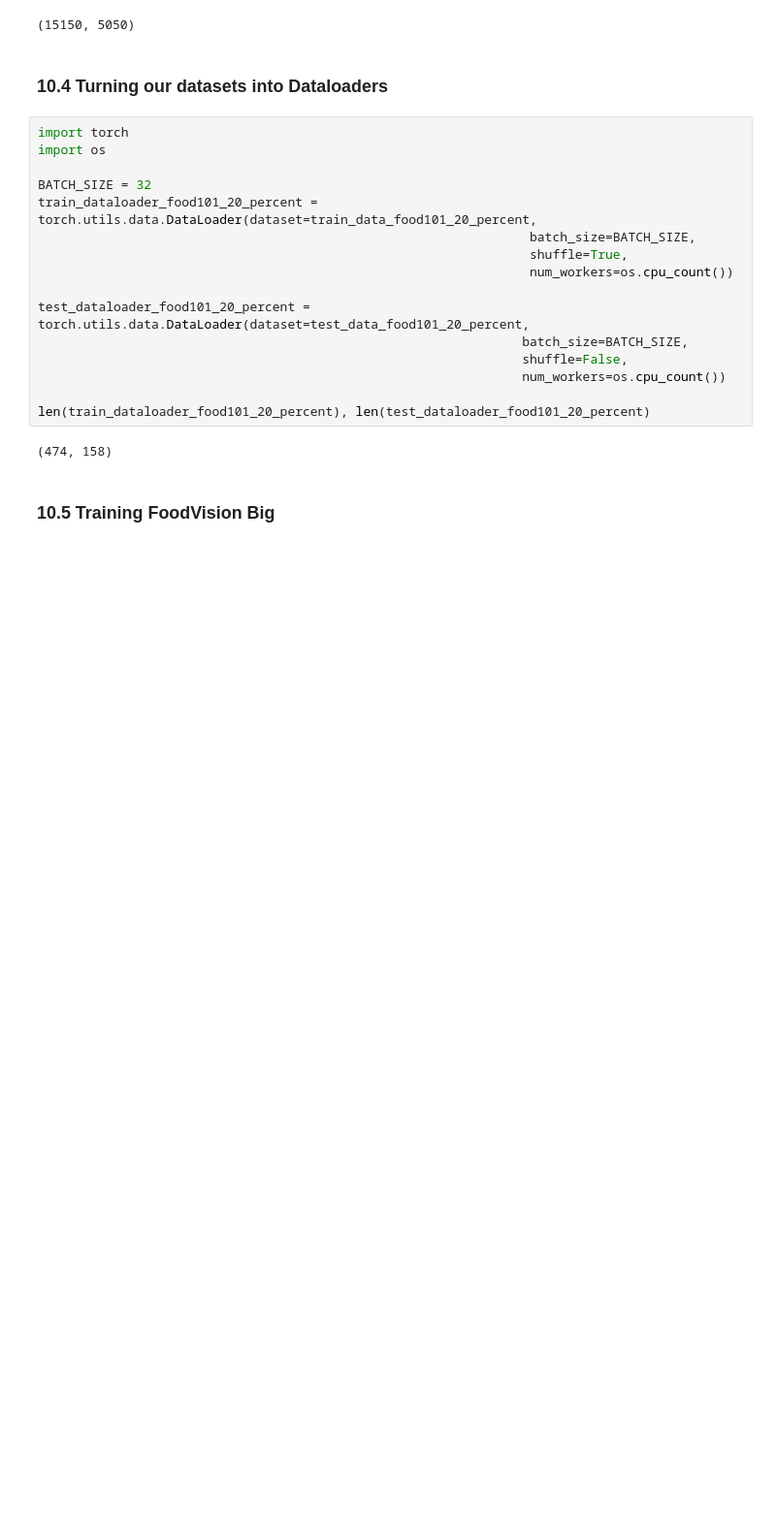
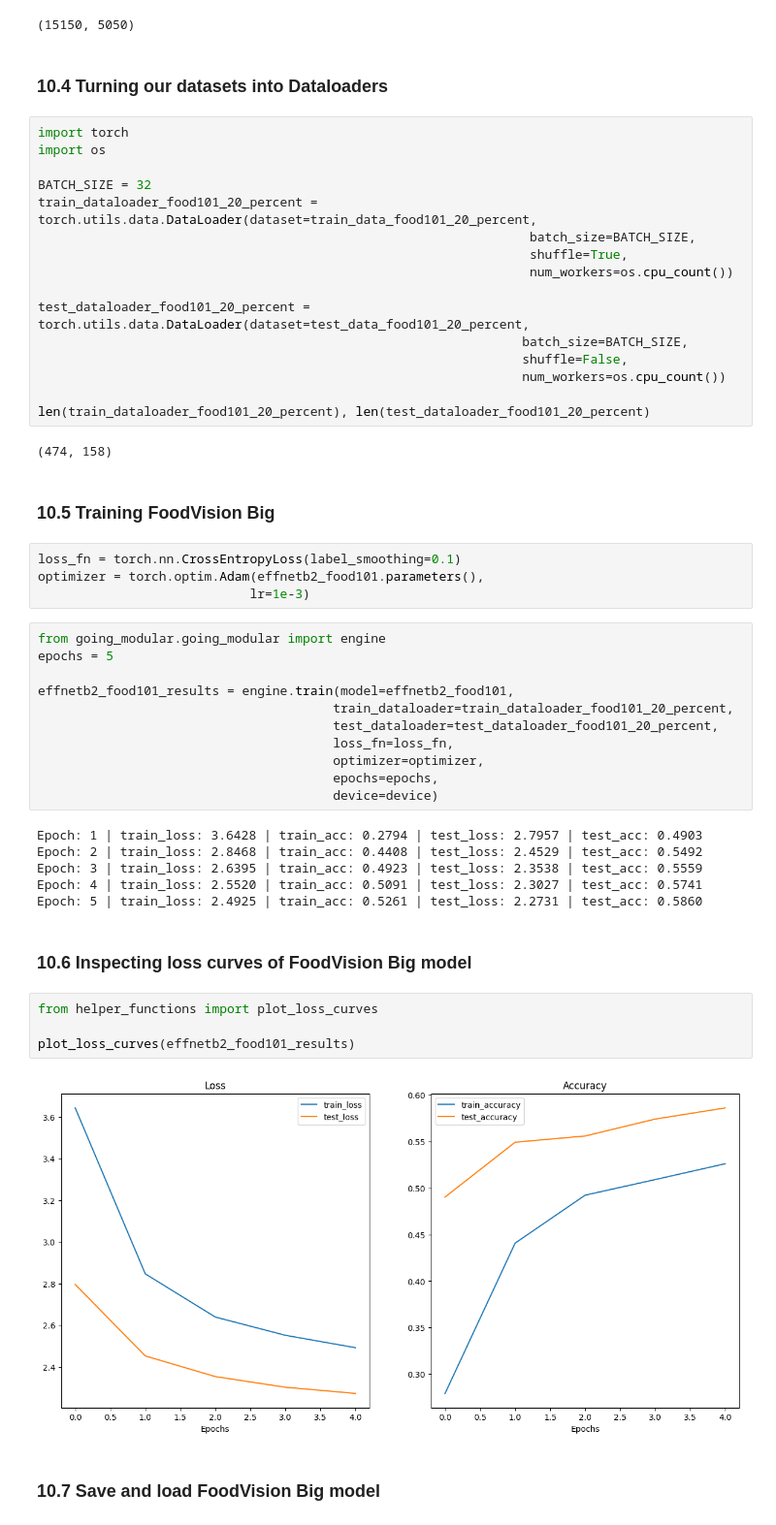
Before and after one commit to yacin-hamdi/deep_learning, a Jupyter notebook: pytorch/09_pytorch_model_deployment.ipynb, the cells around one changed output. Shown: that part at 97% size. Cells and saved outputs as stored; diff of their text form; blank space fills up the shorter version.

Commit message:
train effnetb2 on the foodvision big dataset and plot loss curves

```diff
--- a/pytorch/09_pytorch_model_deployment.ipynb
+++ b/pytorch/09_pytorch_model_deployment.ipynb
@@ -979,3 +979,34 @@ len(train_dataloader_food101_20_percent), len(test_dataloader_food101_20_percent
 (474, 158)
 # %% [markdown]
 ### 10.5 Training FoodVision Big
+# %%
+loss_fn = torch.nn.CrossEntropyLoss(label_smoothing=0.1)
+optimizer = torch.optim.Adam(effnetb2_food101.parameters(),
+                            lr=1e-3)
+# %%
+from going_modular.going_modular import engine
+epochs = 5
+
+effnetb2_food101_results = engine.train(model=effnetb2_food101,
+                                       train_dataloader=train_dataloader_food101_20_percent,
+                                       test_dataloader=test_dataloader_food101_20_percent,
+                                       loss_fn=loss_fn,
+                                       optimizer=optimizer,
+                                       epochs=epochs,
+                                       device=device)
+# %% [output]
+Epoch: 1 | train_loss: 3.6428 | train_acc: 0.2794 | test_loss: 2.7957 | test_acc: 0.4903
+Epoch: 2 | train_loss: 2.8468 | train_acc: 0.4408 | test_loss: 2.4529 | test_acc: 0.5492
+Epoch: 3 | train_loss: 2.6395 | train_acc: 0.4923 | test_loss: 2.3538 | test_acc: 0.5559
+Epoch: 4 | train_loss: 2.5520 | train_acc: 0.5091 | test_loss: 2.3027 | test_acc: 0.5741
+Epoch: 5 | train_loss: 2.4925 | train_acc: 0.5261 | test_loss: 2.2731 | test_acc: 0.5860
+# %% [markdown]
+### 10.6 Inspecting loss curves of FoodVision Big model
+# %%
+from helper_functions import plot_loss_curves
+
+plot_loss_curves(effnetb2_food101_results)
+# %% [output]
+[figure, added]
+# %% [markdown]
+### 10.7 Save and load FoodVision Big model
```
Also changed, not shown: parts of 2 cells of this notebook.
